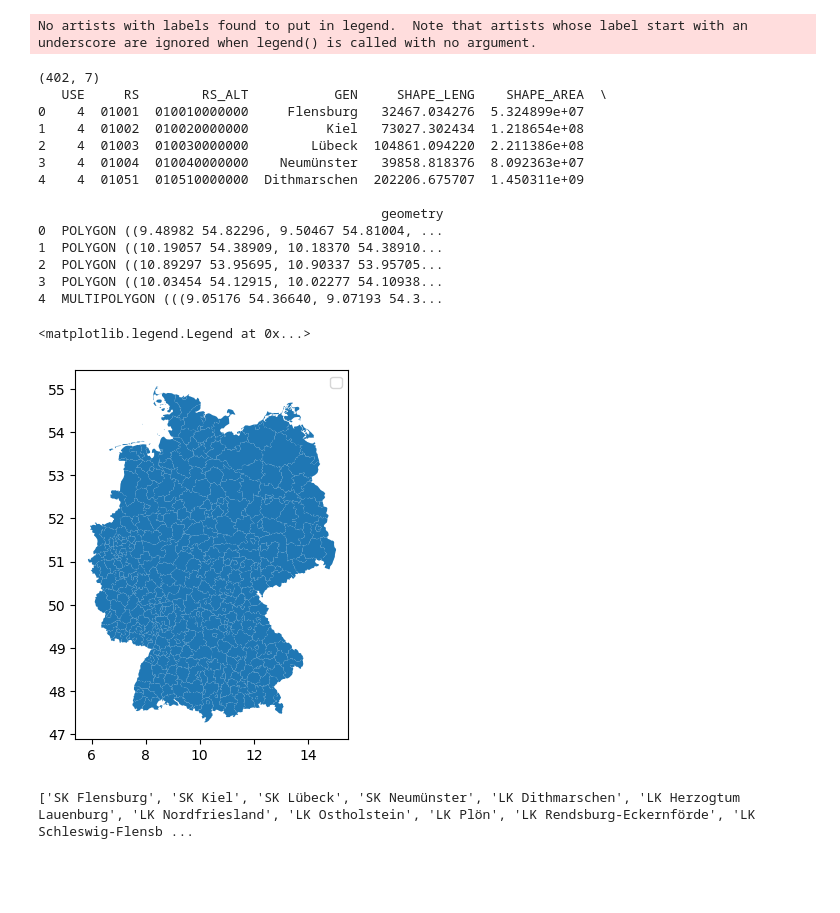
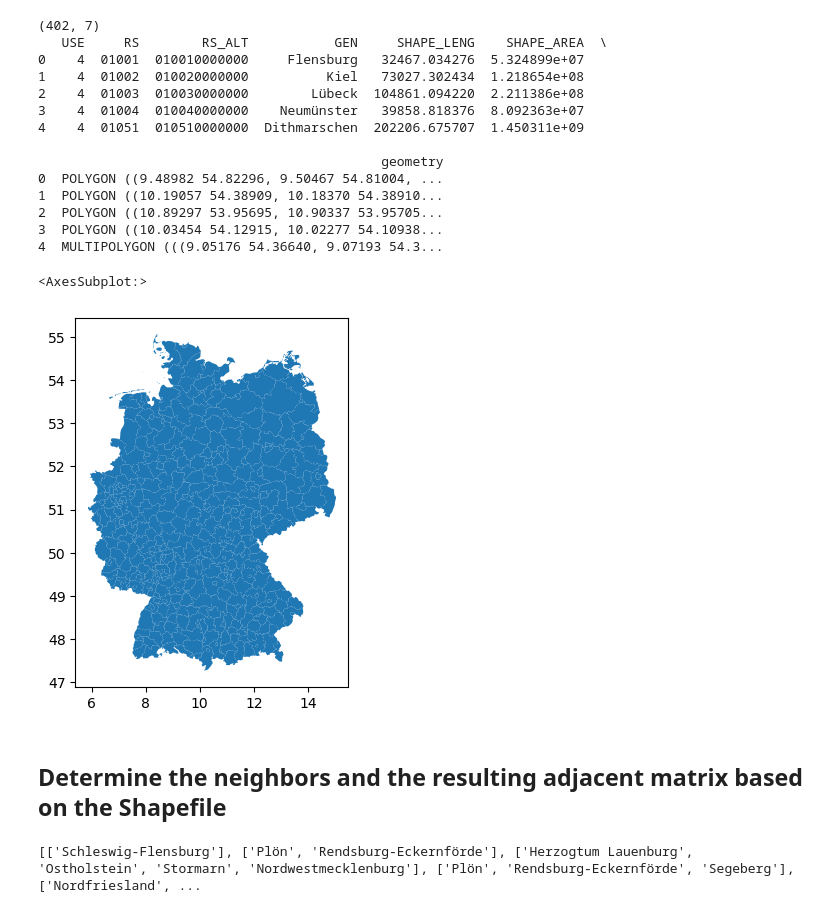
Before and after one commit to Kai-Ref/DeepAR_InfluenzaForecast, a Jupyter notebook: Notebooks/Shapefile.ipynb, the cells around one changed output. Saved outputs shown, nothing was run; the diff lists cells and outputs as text; code cells hidden in the pictures; blank space fills up the shorter version.

Commit message:
Adjacency Matrix

```diff
--- a/Notebooks/Shapefile.ipynb
+++ b/Notebooks/Shapefile.ipynb
@@ -1,51 +1,50 @@
 # %%
 import os
 import pandas as pd
 import numpy as np
 import matplotlib.pyplot as plt
 os.chdir('/home/reffert/DeepAR_InfluenzaForecast')
 import geopandas as gpd
-influenza_df = pd.read_csv("Influenza.csv", sep=',')
+
 df = gpd.read_file('vg2500_krs.shp')
-
-df.head()
 df = df.set_geometry('geometry')
 
 print(df.shape)
-locations = influenza_df.location.unique()
 print(df.head())
-#df.plot(label=df["GEN"])
-df.plot(label=df["GEN"])
-plt.legend()
+df.plot()
 # %% [output]
-No artists with labels found to put in legend.  Note that artists whose label start with an underscore are ignored when legend() is called with no argument.
+(402, 7)
+   USE     RS        RS_ALT           GEN     SHAPE_LENG    SHAPE_AREA  \
+0    4  01001  010010000000     Flensburg   32467.034276  5.324899e+07
+1    4  01002  010020000000          Kiel   73027.302434  1.218654e+08
+2    4  01003  010030000000        Lübeck  104861.094220  2.211386e+08
+3    4  01004  010040000000    Neumünster   39858.818376  8.092363e+07
+4    4  01051  010510000000  Dithmarschen  202206.675707  1.450311e+09
+
+                                            geometry
+0  POLYGON ((9.48982 54.82296, 9.50467 54.81004, ...
+1  POLYGON ((10.19057 54.38909, 10.18370 54.38910...
+2  POLYGON ((10.89297 53.95695, 10.90337 53.95705...
+3  POLYGON ((10.03454 54.12915, 10.02277 54.10938...
+4  MULTIPOLYGON (((9.05176 54.36640, 9.07193 54.3...
-(402, 7)
-   USE     RS        RS_ALT           GEN     SHAPE_LENG    SHAPE_AREA  \
-0    4  01001  010010000000     Flensburg   32467.034276  5.324899e+07
-1    4  01002  010020000000          Kiel   73027.302434  1.218654e+08
-2    4  01003  010030000000        Lübeck  104861.094220  2.211386e+08
-3    4  01004  010040000000    Neumünster   39858.818376  8.092363e+07
-4    4  01051  010510000000  Dithmarschen  202206.675707  1.450311e+09
-
-                                            geometry
-0  POLYGON ((9.48982 54.82296, 9.50467 54.81004, ...
-1  POLYGON ((10.19057 54.38909, 10.18370 54.38910...
-2  POLYGON ((10.89297 53.95695, 10.90337 53.95705...
-3  POLYGON ((10.03454 54.12915, 10.02277 54.10938...
-4  MULTIPOLYGON (((9.05176 54.36640, 9.07193 54.3...
+<AxesSubplot:>
-<matplotlib.legend.Legend at 0x...>
-[figure, old version]
+[figure, new version]
-# %%
-namen = list(df["GEN"])
-umbenennung = dict()
-for name in namen:
-    for location in locations:
-        if name in location:
-            df.loc[df.GEN == name, 'location'] = location
-
-#print(df)
-df['location'] = df['location'].fillna(df.GEN)
-print(list(df.location))
-# %% [output]
-['SK Flensburg', 'SK Kiel', 'SK Lübeck', 'SK Neumünster', 'LK Dithmarschen', 'LK Herzogtum Lauenburg', 'LK Nordfriesland', 'LK Ostholstein', 'LK Plön', 'LK Rendsburg-Eckernförde', 'LK Schleswig-Flensb ...
+# %% [markdown]
+## Determine the neighbors and the resulting adjacent matrix based on the Shapefile
+# %%
+for index, row in df.iterrows():
+    neighbors = list(df[(df.geometry.touches(row['geometry'])) | (df.geometry.overlaps(row['geometry']))].GEN)
+    if row.GEN in neighbors:
+        neighbors = neighbors.remove(row.GEN)
+    if neighbors is not None:
+        df.at[index, "my_neighbors"] = neighbors#", ".join(neighbors)
+    #else:
+     #   print(f"NONE für {row.location}")
+#print(neighbors)
+
+df['my_neighbors'] = df['my_neighbors'].fillna("nan")
+#df.loc[df.my_neighbors == "nan",'my_neighbors'] = ['nan']
+print(list(df.my_neighbors))
+# %% [output]
+[['Schleswig-Flensburg'], ['Plön', 'Rendsburg-Eckernförde'], ['Herzogtum Lauenburg', 'Ostholstein', 'Stormarn', 'Nordwestmecklenburg'], ['Plön', 'Rendsburg-Eckernförde', 'Segeberg'], ['Nordfriesland', ...
 # %%
```
Also changed, not shown: parts of 12 cells of this notebook, 1 other file.
